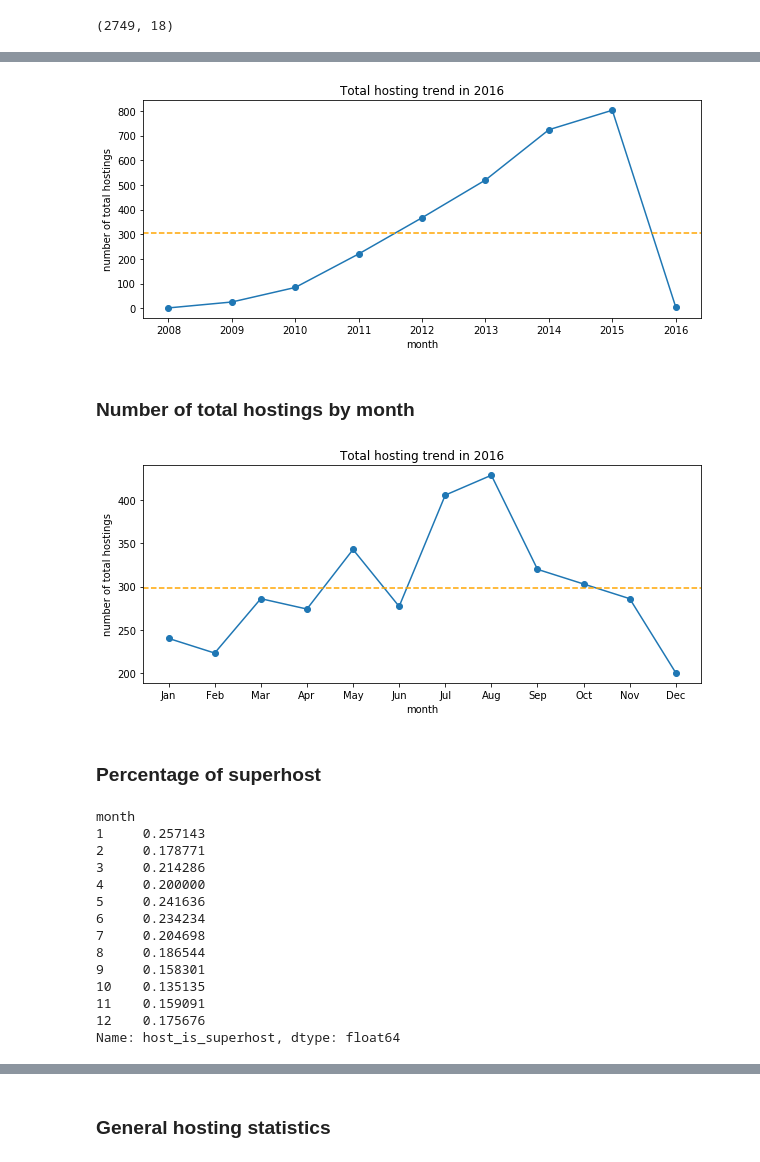
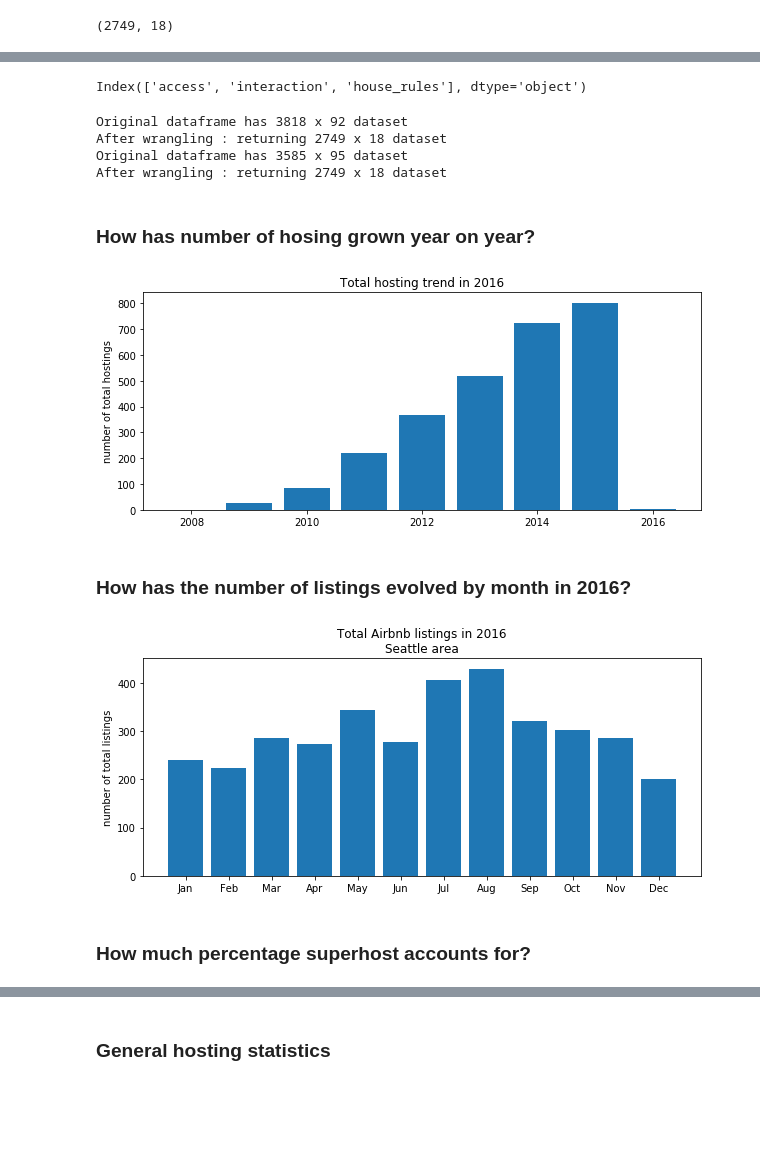
Before and after one commit to jasonsuk/ds-airbnb, a Jupyter notebook: analysis.ipynb, the cells around one changed output, grey strips where cells are left out. Saved outputs shown, nothing was run; the diff lists cells and outputs as text; code cells hidden in the pictures; blank space fills up the shorter version.

```diff
--- a/analysis.ipynb
+++ b/analysis.ipynb
@@ -528,0 +542,5 @@ host = host_clean_v3
+# %%
+#listings_bos.columns.isin(listings_sea.columns)
+listings_bos.columns[12:15]
+# %% [output]
+Index(['access', 'interaction', 'house_rules'], dtype='object')
@@ -529,14 +584,22 @@ host = host_clean_v3
+# %%
+host_seattle = wrangle_airbnb_host_data(listings_sea)
+host_boston = wrangle_airbnb_host_data(listings_bos)
+# %% [output]
+Original dataframe has 3818 x 92 dataset
+After wrangling : returning 2749 x 18 dataset
+Original dataframe has 3585 x 95 dataset
+After wrangling : returning 2749 x 18 dataset
+# %% [markdown]
+### How has number of hosing grown year on year?
 # %%
-group_new_hostings = host.groupby('year').count()['host_id']
+analysis_new_hostings = host.groupby('year').count()['host_id']
 # %%
 layout_obj = {
     'title': 'Total hosting trend in 2016',
-    'xlabel': 'month',
+    'xlabel': '',
     'ylabel': 'number of total hostings'
 }
 
-plot_line_chart(group_new_hostings.index, group_new_hostings.values, layout_obj)
+plot_bar_chart(analysis_new_hostings.index, analysis_new_hostings.values, layout_obj)
 # %% [output]
-[figure, old version]
+[figure, new version]
-# %% [markdown]
-### Number of total hostings by month
@@ -549,0 +606,2 @@ group_total_hostings.index = group_total_hostings.index.map({
+# %% [markdown]
+### How has the number of listings evolved by month in 2016?
@@ -550,12 +612,10 @@ group_total_hostings.index = group_total_hostings.index.map({
 # %%
 layout_obj = {
-    'title': 'Total hosting trend in 2016',
-    'xlabel': 'month',
-    'ylabel': 'number of total hostings'
+    'title': 'Total Airbnb listings in 2016\nSeattle area',
+    'xlabel': '',
+    'ylabel': 'number of total listings'
 }
 
-plot_line_chart(group_total_hostings.index , group_total_hostings.values, layout_obj)
+plot_bar_chart(group_total_hostings.index , group_total_hostings.values, layout_obj)
 # %% [output]
-[figure, old version]
+[figure, new version]
-# %% [markdown]
-### Percentage of superhost
@@ -563,0 +622,2 @@ host.host_is_superhost = host.host_is_superhost.map({'f':0, 't': 1})
+# %% [markdown]
+### How much percentage superhost accounts for?
@@ -564,20 +627,4 @@ host.host_is_superhost = host.host_is_superhost.map({'f':0, 't': 1})
 # %%
 group_superhost = host.groupby('month')['host_is_superhost'].mean()
-group_superhost
-# %% [output]
-month
-1     0.257143
-2     0.178771
-3     0.214286
-4     0.200000
-5     0.241636
-6     0.234234
-7     0.204698
-8     0.186544
-9     0.158301
-10    0.135135
-11    0.159091
-12    0.175676
-Name: host_is_superhost, dtype: float64
 # %%
 group_superhost.index = map_calendar_month(group_superhost.index)
```
Also changed, not shown: parts of 39 cells of this notebook.
